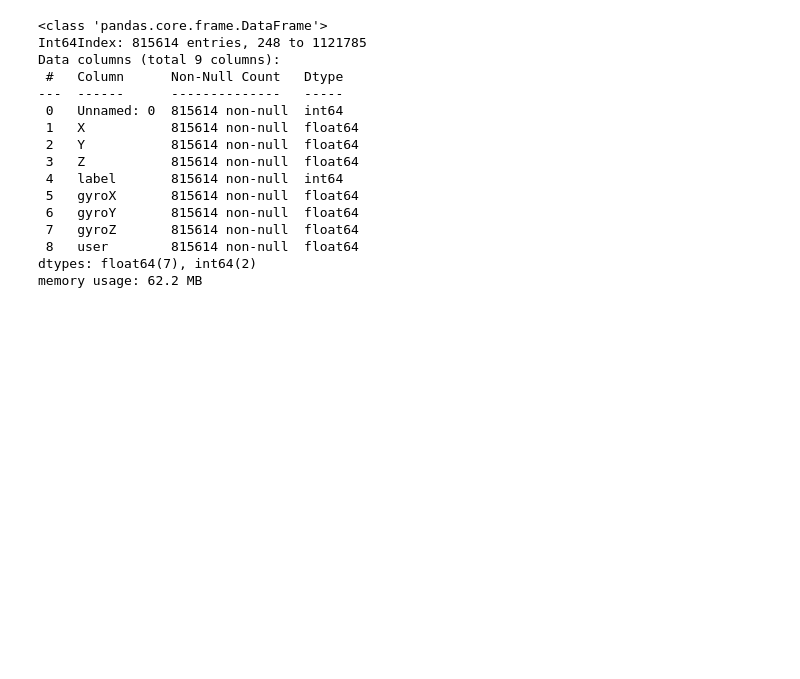
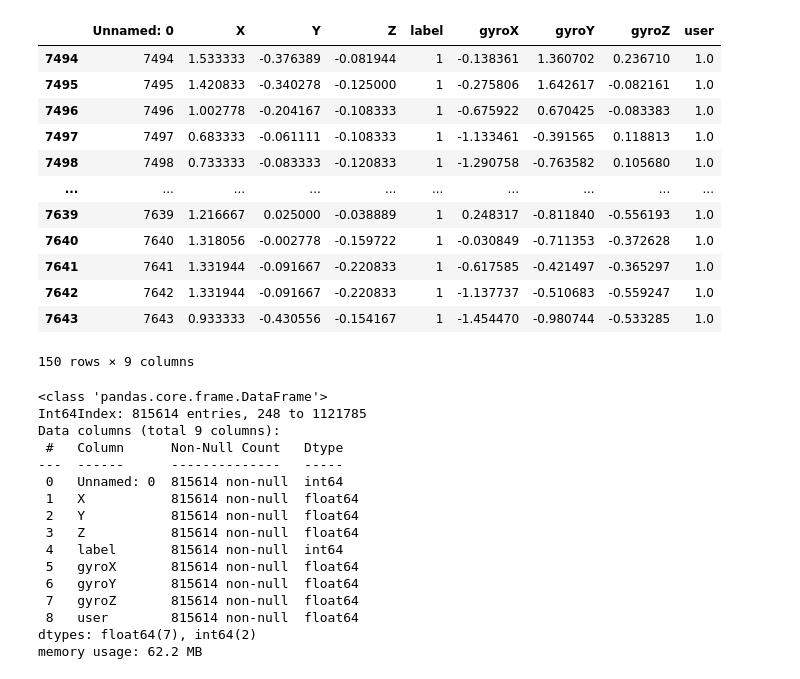
Before and after one commit to Devinml/Human-activity-recognition-using-smartphone-data, a Jupyter notebook: notebooks/EDA_RAW_DATA.ipynb, the cells around one changed output. Saved outputs shown, nothing was run; the diff lists cells and outputs as text; code cells hidden in the pictures; blank space fills up the shorter version.

```diff
--- a/notebooks/EDA_RAW_DATA.ipynb
+++ b/notebooks/EDA_RAW_DATA.ipynb
@@ -8,2 +8,4 @@ import scipy
 # %%
 df = pd.read_csv('/home/devin/Documents/Galvanize/repos/Human-activity-recognition-using-smartphone-data/data/merged_data_save.csv')
+# %%
+x = df[(df['label'] == 1) & (df['user'] == 1)]
@@ -10,3 +21,19 @@ df = pd.read_csv('/home/devin/Documents/Galvanize/repos/Human-activity-recogniti
+# %%
+x.iloc[0:150]
+# %% [output]
+|  | Unnamed: 0 | X | Y | Z | label | gyroX | gyroY | gyroZ | user |
+| 7494 | 7494 | 1.533333 | -0.376389 | -0.081944 | 1 | -0.138361 | 1.360702 | 0.236710 | 1.0 |
+| 7495 | 7495 | 1.420833 | -0.340278 | -0.125000 | 1 | -0.275806 | 1.642617 | -0.082161 | 1.0 |
+| 7496 | 7496 | 1.002778 | -0.204167 | -0.108333 | 1 | -0.675922 | 0.670425 | -0.083383 | 1.0 |
+| 7497 | 7497 | 0.683333 | -0.061111 | -0.108333 | 1 | -1.133461 | -0.391565 | 0.118813 | 1.0 |
+| 7498 | 7498 | 0.733333 | -0.083333 | -0.120833 | 1 | -1.290758 | -0.763582 | 0.105680 | 1.0 |
+| ... | ... | ... | ... | ... | ... | ... | ... | ... | ... |
+| 7639 | 7639 | 1.216667 | 0.025000 | -0.038889 | 1 | 0.248317 | -0.811840 | -0.556193 | 1.0 |
+| 7640 | 7640 | 1.318056 | -0.002778 | -0.159722 | 1 | -0.030849 | -0.711353 | -0.372628 | 1.0 |
+| 7641 | 7641 | 1.331944 | -0.091667 | -0.220833 | 1 | -0.617585 | -0.421497 | -0.365297 | 1.0 |
+| 7642 | 7642 | 1.331944 | -0.091667 | -0.220833 | 1 | -1.137737 | -0.510683 | -0.559247 | 1.0 |
+| 7643 | 7643 | 0.933333 | -0.430556 | -0.154167 | 1 | -1.454470 | -0.980744 | -0.533285 | 1.0 |
+150 rows × 9 columns
 # %%
 df = df[df['user'] != 0]
 # %%
```
Also changed, not shown: parts of 4 cells of this notebook, 3 other files.
